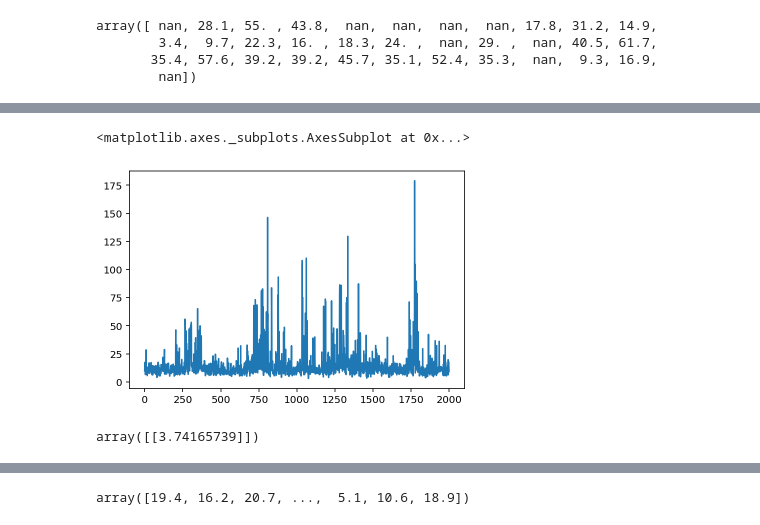
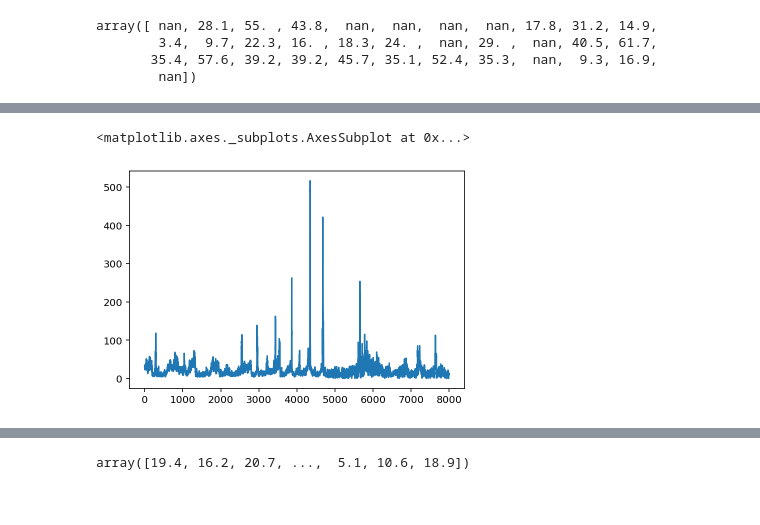
Before and after one commit to iditbela2/Broday_notebooks, a Jupyter notebook: data_imputation_all_methods.ipynb, the cells around one changed output, grey strips where cells are left out. Saved outputs shown, nothing was run; the diff lists cells and outputs as text; code cells hidden in the pictures.

```diff
--- a/data_imputation_all_methods.ipynb
+++ b/data_imputation_all_methods.ipynb
@@ -549,43 +590,0 @@ If you're reading this message in another frontend (for example, a static render
-# %%
-# fix - either reduce the minimum weight and **2 to enhace the diff between weights.
-# or - take top X neighbors...
-imputed = np_r_PM25.copy()
-all_data_mask_nans = imputed.copy()
-mask_nans = np.isnan(imputed)
-all_data_mask_nans[mask_nans]=0
-
-batch_size = 300
-not_nan_mask = 1-np.isnan(np_r_PM25).astype(int)
-all_data_norm = all_data_mask_nans / np.linalg.norm(all_data_mask_nans,axis=1)[:,np.newaxis] # normalize BY norm
-
-
-for cind in tqdm(range(np_r_PM25.shape[1]-33)):
-    nan_column_mask = np.isnan(np_r_PM25[:,cind])
-    not_nan_column_mask = np.logical_not(nan_column_mask)
-
-    not_nan_data_corr = all_data_mask_nans[not_nan_column_mask, :] * np_corrMatrix[:, cind]
-    #not_nan_data_corr = not_nan_data_corr / np.linalg.norm(not_nan_data_corr,axis=1)[:, np.newaxis]
-    var_not_nan_data_corr = not_nan_data_corr.var(0)
-    not_nan_not_nan_mask = not_nan_mask[not_nan_column_mask, :] #relevant rows for this column (not nan)
-
-    not_nan_column = np_r_PM25[not_nan_column_mask,cind]
-
-    nan_ind = np.argwhere(nan_column_mask)
-    for i in tqdm(range(0, len(nan_ind), batch_size), leave=False):
-        rinds = np.squeeze(nan_ind[i:i+batch_size])
-#         batch = all_data_norm[rinds, :]
-        batch = all_data_mask_nans[rinds, :]
-        batch_non_nan_mask = not_nan_mask[rinds, :]
-        counts = np.dot(not_nan_not_nan_mask, batch_non_nan_mask.T)
-#         cosines = np.dot(not_nan_data_corr, batch.T)
-#         weights = counts * cosines
-        dists = distance.cdist(not_nan_data_corr, batch, 'cosine', V=var_not_nan_data_corr)
-        weights = counts/dists
-        min_thr = np.partition(weights,-11,axis=0)[-11,:]
-        weights = weights-min_thr
-        weights[weights<0] = 0
-        weights = weights / weights.sum(axis=0)
-#         print(weights.sum())
-
-        values = np.dot(weights.T, not_nan_column)
-        imputed[rinds, cind] = values
@@ -599,11 +617,7 @@ If you're reading this message in another frontend (for example, a static render
 # %%
 imputed_df = pd.DataFrame(imputed, columns=r_PM25.columns) #turn it from IterativeImputer object to a dataframe
 # %%
-imputed_df.loc[:2000,'AFULA'].plot()
+imputed_df.loc[:8000,'AFULA'].plot()
 # %% [output]
 <matplotlib.axes._subplots.AxesSubplot at 0x...>
-[figure, old version]
+[figure, new version]
-# %%
-distance.cdist([[1, 0, 2]], [[2, 3, 0]],)
-# %% [output]
-array([[3.74165739]])
```
Also changed, not shown: parts of 17 cells of this notebook.
